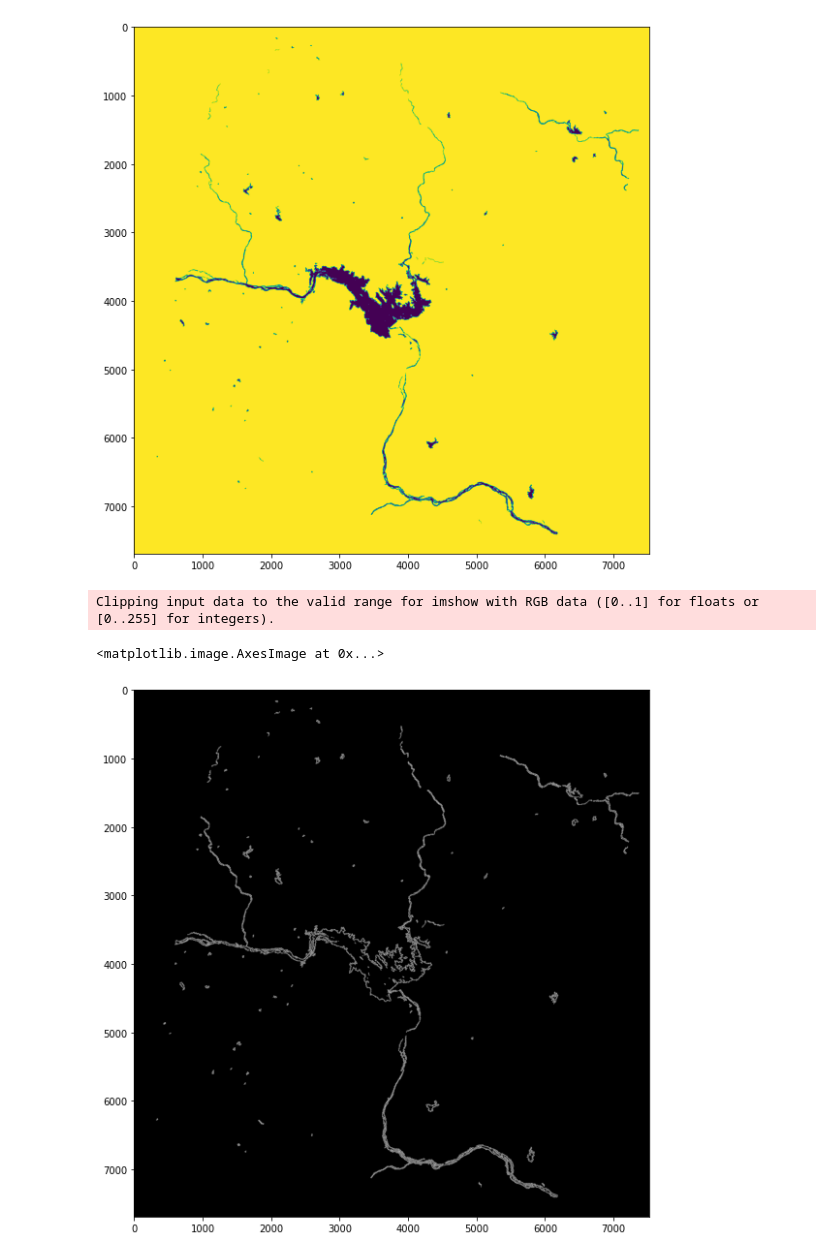
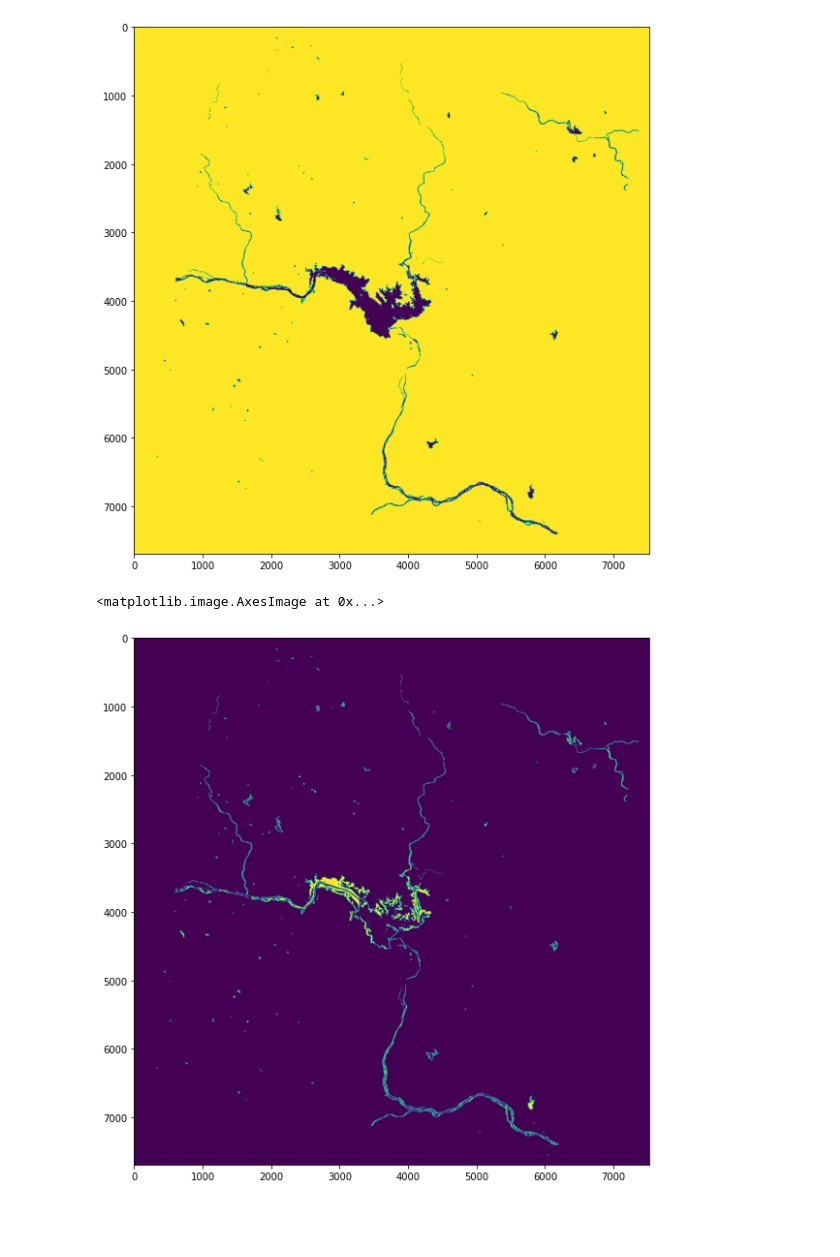
Before and after one commit to vineelsai26/Water-Body-Detection, a Jupyter notebook: NDWI/NDWI_Compare.ipynb, the cells around one changed output. Drawn from its saved outputs; the diff is of its cells as text; code cells hidden in the pictures; blank space fills up the shorter version.

Commit message:
xored historical images

```diff
--- a/NDWI/NDWI_Compare.ipynb
+++ b/NDWI/NDWI_Compare.ipynb
@@ -30,9 +27,9 @@ from keras.preprocessing.image import img_to_array
 # %%
-band3_1 = rasterio.open("/home/ubuntu/3rd-Year-Project/NDWI/Images/LC08_L2SP_141045_20210516_20210525_02_T1_SR_B3.TIF")
-band5_1 = rasterio.open("/home/ubuntu/3rd-Year-Project/NDWI/Images/LC08_L2SP_141045_20210516_20210525_02_T1_SR_B5.TIF")
+band3_1 = rasterio.open("/content/drive/MyDrive/Colab Notebooks/Images/LC08_L2SP_141045_20210516_20210525_02_T1_SR_B3.TIF")
+band5_1 = rasterio.open("/content/drive/MyDrive/Colab Notebooks/Images/LC08_L2SP_141045_20210516_20210525_02_T1_SR_B5.TIF")
 
-band3_2 = rasterio.open("/home/ubuntu/3rd-Year-Project/NDWI/Images/LC08_L2SP_141045_20211023_20211103_02_T1_SR_B3.TIF")
-band5_2 = rasterio.open("/home/ubuntu/3rd-Year-Project/NDWI/Images/LC08_L2SP_141045_20211023_20211103_02_T1_SR_B5.TIF")
+band3_2 = rasterio.open("/content/drive/MyDrive/Colab Notebooks/Images/LC08_L2SP_141045_20211023_20211103_02_T1_SR_B3.TIF")
+band5_2 = rasterio.open("/content/drive/MyDrive/Colab Notebooks/Images/LC08_L2SP_141045_20211023_20211103_02_T1_SR_B5.TIF")
 # %%
 green_1 = band3_1.read(1).astype("float32")
 nir_1 = band5_1.read(1).astype("float32")
@@ -54,9 +51,11 @@ ndwi_2 = np.where(
 # %%
 ndwi_copy_1 = copy.copy(ndwi_1)
 ndwi_copy_1[ndwi_1>0] = -100
+ndwi_copy_1[ndwi_1<=0] = 0
 
 ndwi_copy_2 = copy.copy(ndwi_2)
 ndwi_copy_2[ndwi_2>0] = -100
+ndwi_copy_2[ndwi_2<=0] = 0
 # %%
 img = cv2.threshold(np.uint8(ndwi_copy_1), 0, 255, cv2.THRESH_BINARY)[1]
 
@@ -76,12 +75,3 @@ plt.imshow(ndwi_components_1)
 # %% [output]
 <matplotlib.image.AxesImage at 0x...>
 [figure]
-# %%
-ndwi_components_1 = img_to_array(ndwi_components_1)
-save_img('image_save_ndwi_components_1.jpg', ndwi_components_1)
-image_ndwi_components_1 = cv2.imread('image_save_ndwi_components_1.jpg')
-
-img_blur_ndwi_components_1 = cv2.GaussianBlur(image_ndwi_components_1, (3,3), 0)
-sobel_ndwi_components_1 = cv2.Sobel(src=img_blur_ndwi_components_1, ddepth=cv2.CV_64F, dx=1, dy=1, ksize=5)
-plt.figure(figsize=(10, 10))
-plt.imshow(sobel_ndwi_components_1)
@@ -108,19 +94,13 @@ plt.imshow(ndwi_components_2)
 # %% [output]
 <matplotlib.image.AxesImage at 0x...>
 [figure]
-# %%
-ndwi_components_2 = img_to_array(ndwi_components_2)
-save_img('image_save_ndwi_components_2.jpg', ndwi_components_2)
-image_ndwi_components_2 = cv2.imread('image_save_ndwi_components_2.jpg')
-
-img_blur_ndwi_components_2 = cv2.GaussianBlur(image_ndwi_components_2, (3,3), 0)
-sobel_ndwi_components_2 = cv2.Sobel(src=img_blur_ndwi_components_2, ddepth=cv2.CV_64F, dx=1, dy=1, ksize=5)
-plt.figure(figsize=(10, 10))
-plt.imshow(sobel_ndwi_components_2)
-# %% [output]
-Clipping input data to the valid range for imshow with RGB data ([0..1] for floats or [0..255] for integers).
-<matplotlib.image.AxesImage at 0x...>
-[figure, removed]
+# %%
+ndwi_components_xor_compare = np.logical_xor(ndwi_components_1, ndwi_components_2)
+plt.figure(figsize=(10, 10))
+plt.imshow(ndwi_components_xor_compare)
+# %% [output]
+<matplotlib.image.AxesImage at 0x...>
+[figure, added]
 # %%
 Area = 323
 PixelCCAreaNIR_1 = (Area*(len(np.where(ndwi_components_1 == -100)[0]))/(ndwi_copy_1.shape[0]*ndwi_copy_1.shape[1]))
```
Also changed, not shown: parts of 4 cells of this notebook, 2 other files.
